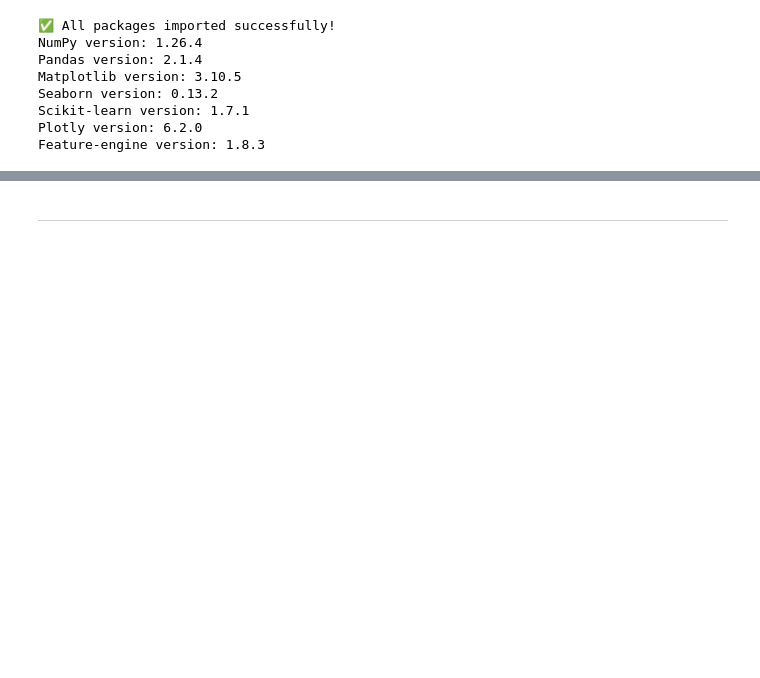
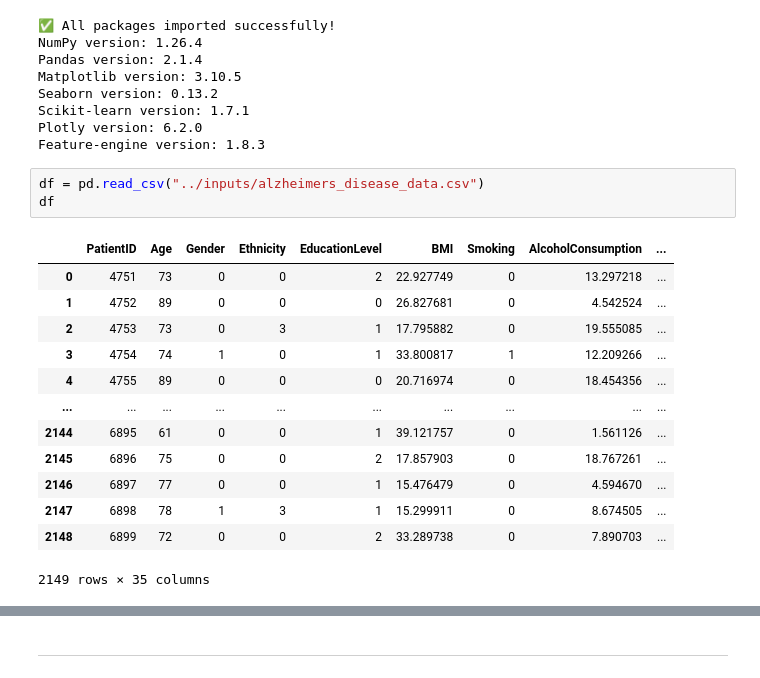
Before and after one commit to FrankiePB95/healthcare-and-public-health, a Jupyter notebook: jupyter_notebooks/Notebook_Template.ipynb, the cells around one changed output, grey strips where cells are left out. Drawn from its saved outputs; the diff is of its cells as text; blank space fills up the shorter version.

```diff
--- a/jupyter_notebooks/Notebook_Template.ipynb
+++ b/jupyter_notebooks/Notebook_Template.ipynb
@@ -135,3 +136,20 @@ Seaborn version: 0.13.2
 Scikit-learn version: 1.7.1
 Plotly version: 6.2.0
 Feature-engine version: 1.8.3
+# %%
+df = pd.read_csv("../inputs/alzheimers_disease_data.csv")
+df
+# %% [output]
+|  | PatientID | Age | Gender | Ethnicity | EducationLevel | BMI | Smoking | AlcoholConsumption | ... |
+| 0 | 4751 | 73 | 0 | 0 | 2 | 22.927749 | 0 | 13.297218 | ... |
+| 1 | 4752 | 89 | 0 | 0 | 0 | 26.827681 | 0 | 4.542524 | ... |
+| 2 | 4753 | 73 | 0 | 3 | 1 | 17.795882 | 0 | 19.555085 | ... |
+| 3 | 4754 | 74 | 1 | 0 | 1 | 33.800817 | 1 | 12.209266 | ... |
+| 4 | 4755 | 89 | 0 | 0 | 0 | 20.716974 | 0 | 18.454356 | ... |
+| ... | ... | ... | ... | ... | ... | ... | ... | ... | ... |
+| 2144 | 6895 | 61 | 0 | 0 | 1 | 39.121757 | 0 | 1.561126 | ... |
+| 2145 | 6896 | 75 | 0 | 0 | 2 | 17.857903 | 0 | 18.767261 | ... |
+| 2146 | 6897 | 77 | 0 | 0 | 1 | 15.476479 | 0 | 4.594670 | ... |
+| 2147 | 6898 | 78 | 1 | 3 | 1 | 15.299911 | 0 | 8.674505 | ... |
+| 2148 | 6899 | 72 | 0 | 0 | 2 | 33.289738 | 0 | 7.890703 | ... |
+2149 rows × 35 columns
```
Also changed, not shown: parts of 7 cells of this notebook.
